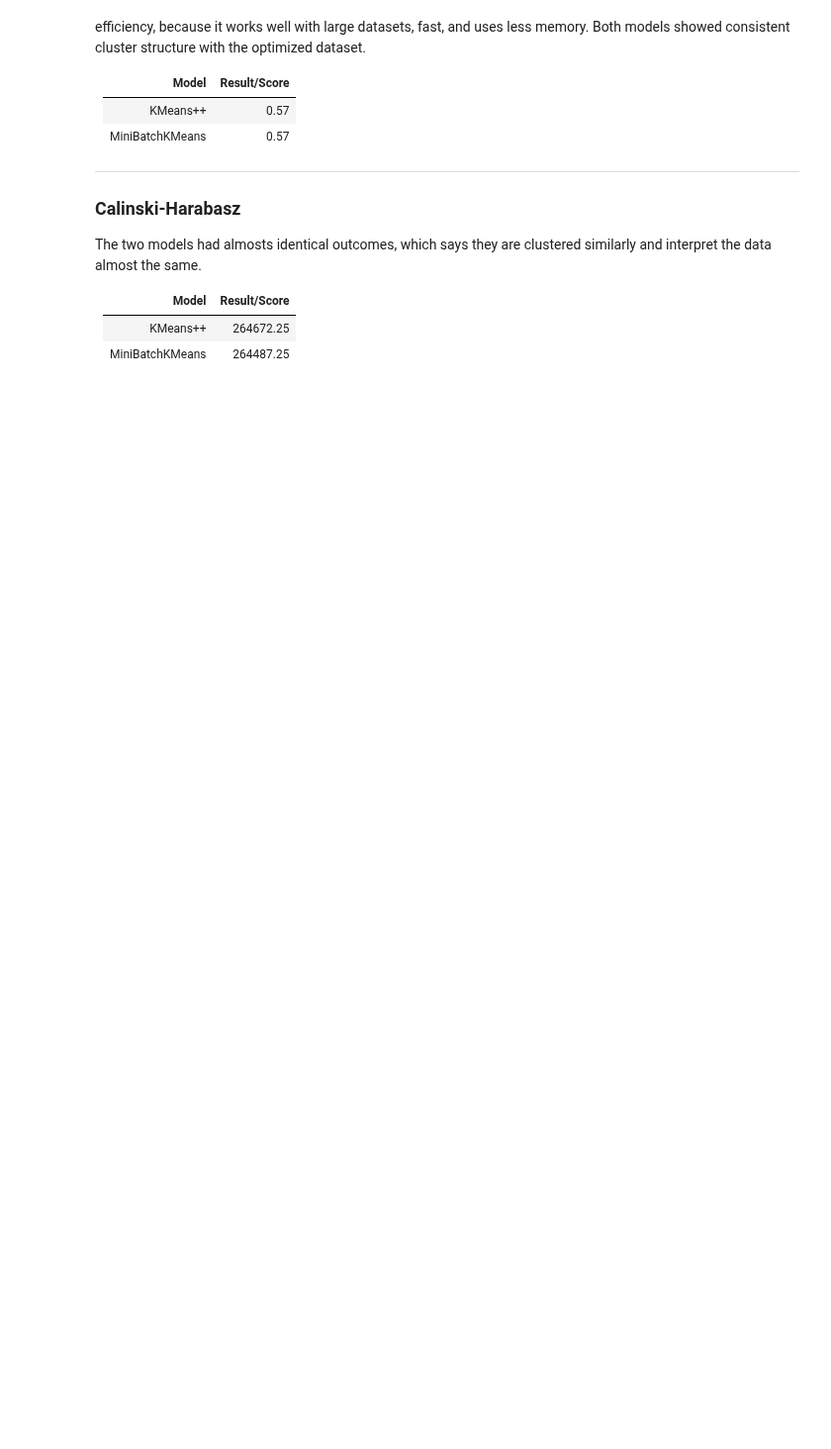
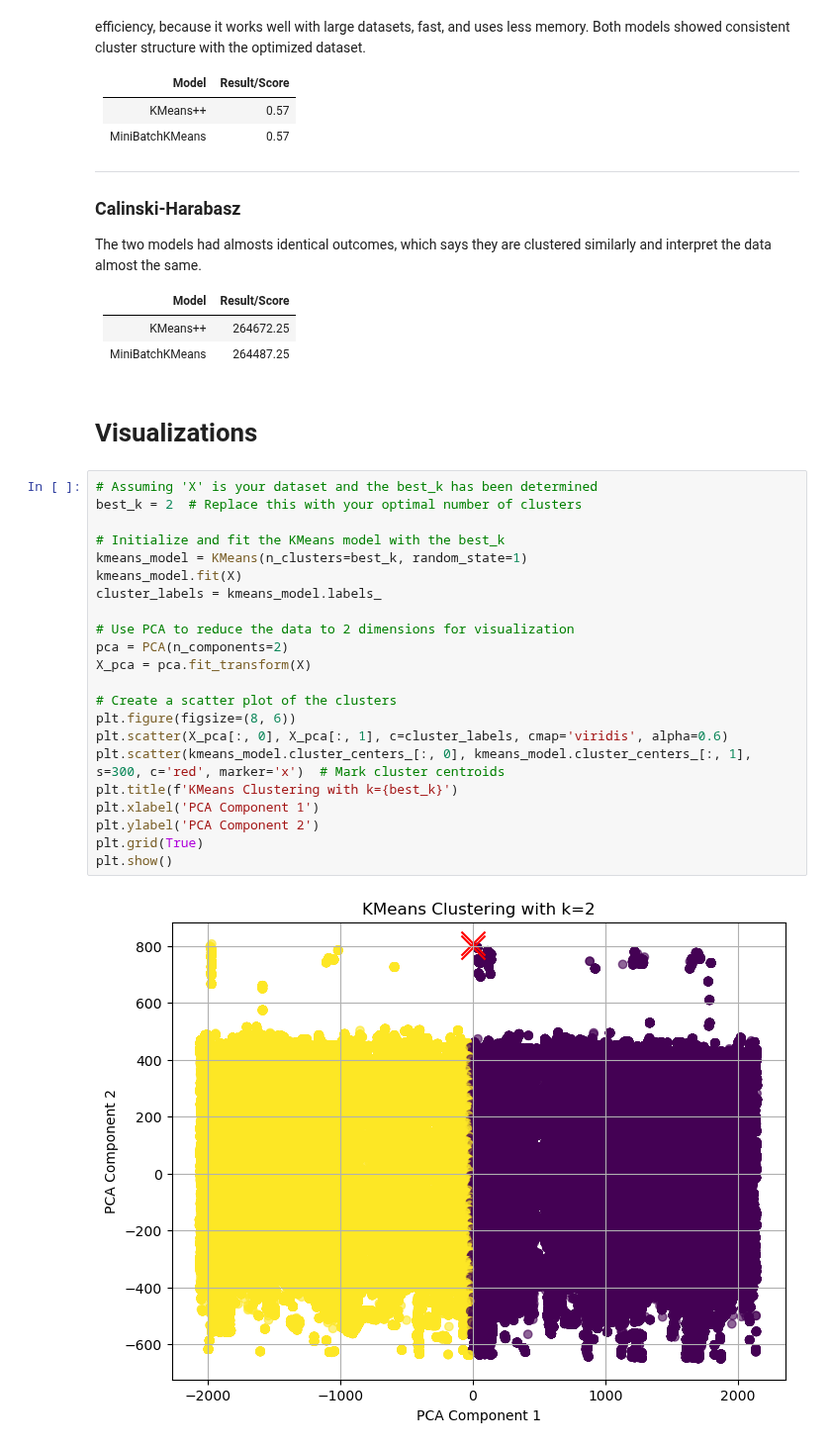
Before and after one commit to stacjstaton/ai-project2-flight-delay-predictions, a Jupyter notebook: jenn_models.ipynb, the cells around one changed output. Shown at 99% size. Cells and saved outputs as stored; diff of their text form; blank space fills up the shorter version.

```diff
--- a/jenn_models.ipynb
+++ b/jenn_models.ipynb
@@ -1198,3 +1190,29 @@ The two models had almosts identical outcomes, which says they are clustered sim
 | ----------- | ----------- |
 | KMeans++ | 264672.25 |
 | MiniBatchKMeans | 264487.25 |
+# %% [markdown]
+# Visualizations
+# %%
+# Assuming 'X' is your dataset and the best_k has been determined
+best_k = 2  # Replace this with your optimal number of clusters
+
+# Initialize and fit the KMeans model with the best_k
+kmeans_model = KMeans(n_clusters=best_k, random_state=1)
+kmeans_model.fit(X)
+cluster_labels = kmeans_model.labels_
+
+# Use PCA to reduce the data to 2 dimensions for visualization
+pca = PCA(n_components=2)
+X_pca = pca.fit_transform(X)
+
+# Create a scatter plot of the clusters
+plt.figure(figsize=(8, 6))
+plt.scatter(X_pca[:, 0], X_pca[:, 1], c=cluster_labels, cmap='viridis', alpha=0.6)
+plt.scatter(kmeans_model.cluster_centers_[:, 0], kmeans_model.cluster_centers_[:, 1], s=300, c='red', marker='x')  # Mark cluster centroids
+plt.title(f'KMeans Clustering with k={best_k}')
+plt.xlabel('PCA Component 1')
+plt.ylabel('PCA Component 2')
+plt.grid(True)
+plt.show()
+# %% [output]
+[figure, added]
```
Also changed, not shown: parts of 8 cells of this notebook.
